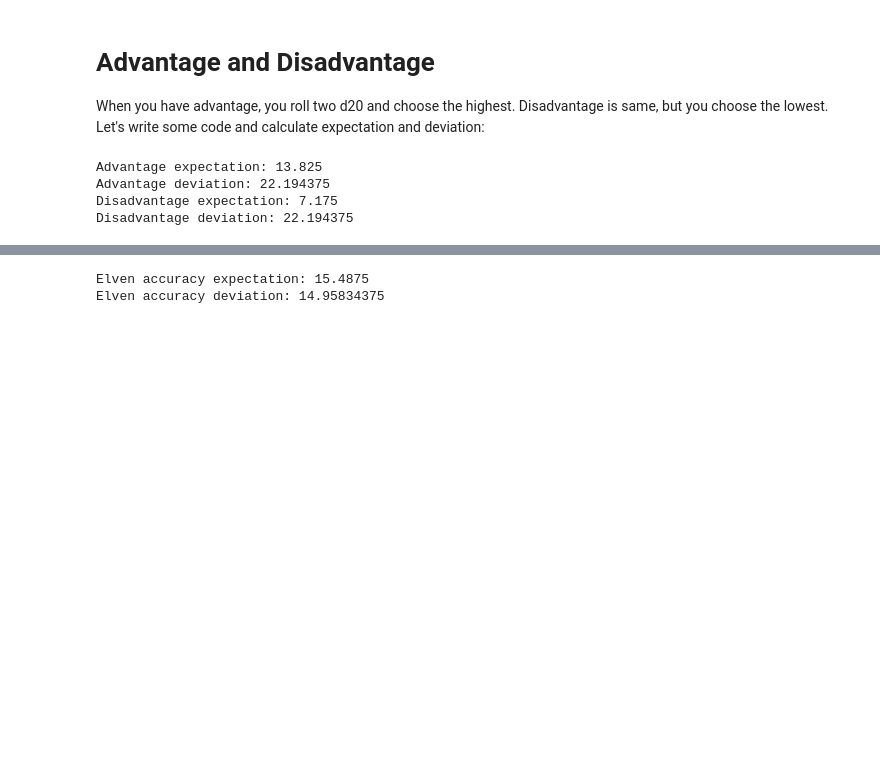
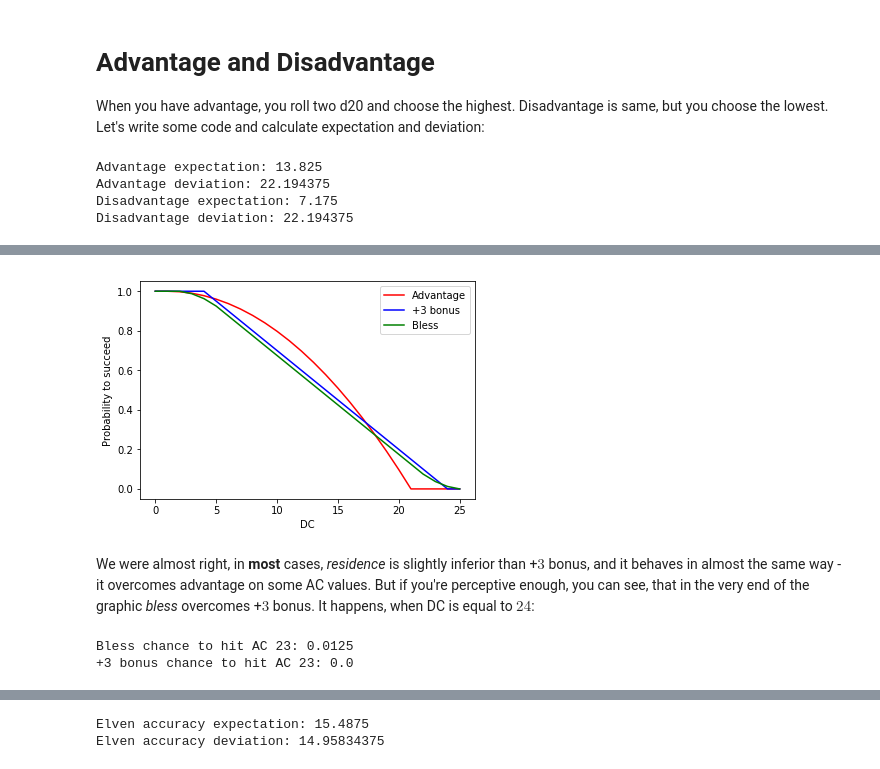
Before and after one commit to Covariance/DnD-math-basics, a Jupyter notebook: Advantage.ipynb, the cells around one changed output, grey strips where cells are left out. Cells and saved outputs as stored; diff of their text form; code cells hidden in the pictures; blank space fills up the shorter version.

```diff
--- a/Advantage.ipynb
+++ b/Advantage.ipynb
@@ -34,0 +84,28 @@ As it can be seen, advantage adds $3.325$ to the mean and disadvantage subtracts
+# %%
+res_dc_pass = []
+
+for DC in range(26):
+    res_cnt = 0.
+    for i in range(1, 21):
+        for j in range(1, 5):
+            if passes(DC, i, j):
+                res_cnt += 1
+    res_dc_pass.append(res_cnt / 80)
+
+plt.plot(adv_dc_pass, 'r', label='Advantage')
+plt.plot(bn3_dc_pass, 'b', label='+3 bonus')
+plt.plot(res_dc_pass, 'g', label='Bless')
+plt.ylabel("Probability to succeed")
+plt.xlabel("DC")
+plt.legend()
+plt.show()
+# %% [output]
+[figure, added]
+# %% [markdown]
+We were almost right, in **most** cases, *residence* is slightly inferior than +$3$ bonus, and it behaves in almost the same way - it overcomes advantage on some AC values. But if you're perceptive enough, you can see, that in the very end of the graphic *bless* overcomes +$3$ bonus. It happens, when DC is equal to $24$:
+# %%
+print("Bless chance to hit AC 23: " + str(res_dc_pass[24]))
+print("+3 bonus chance to hit AC 23: " + str(bn3_dc_pass[24]))
+# %% [output]
+Bless chance to hit AC 23: 0.0125
++3 bonus chance to hit AC 23: 0.0
```
Also changed, not shown: parts of 21 cells of this notebook.
